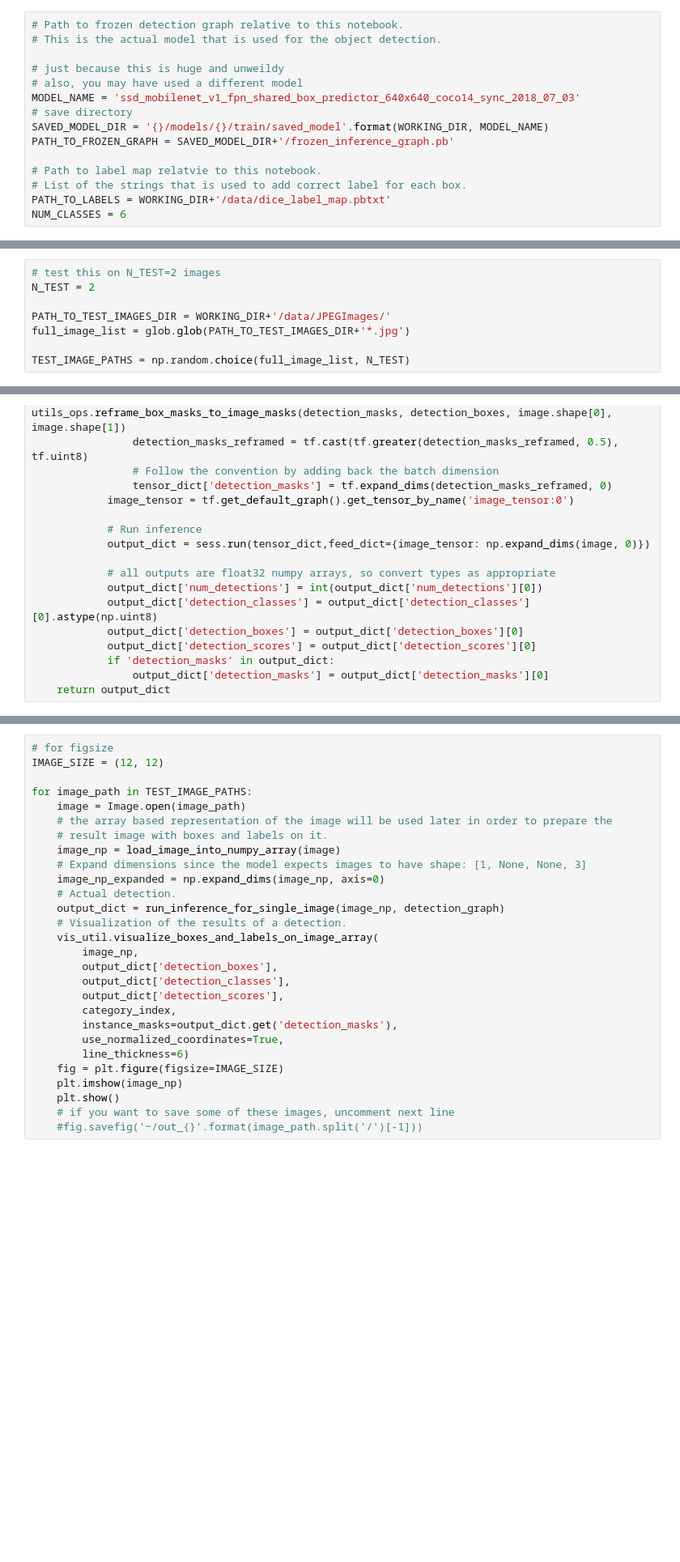
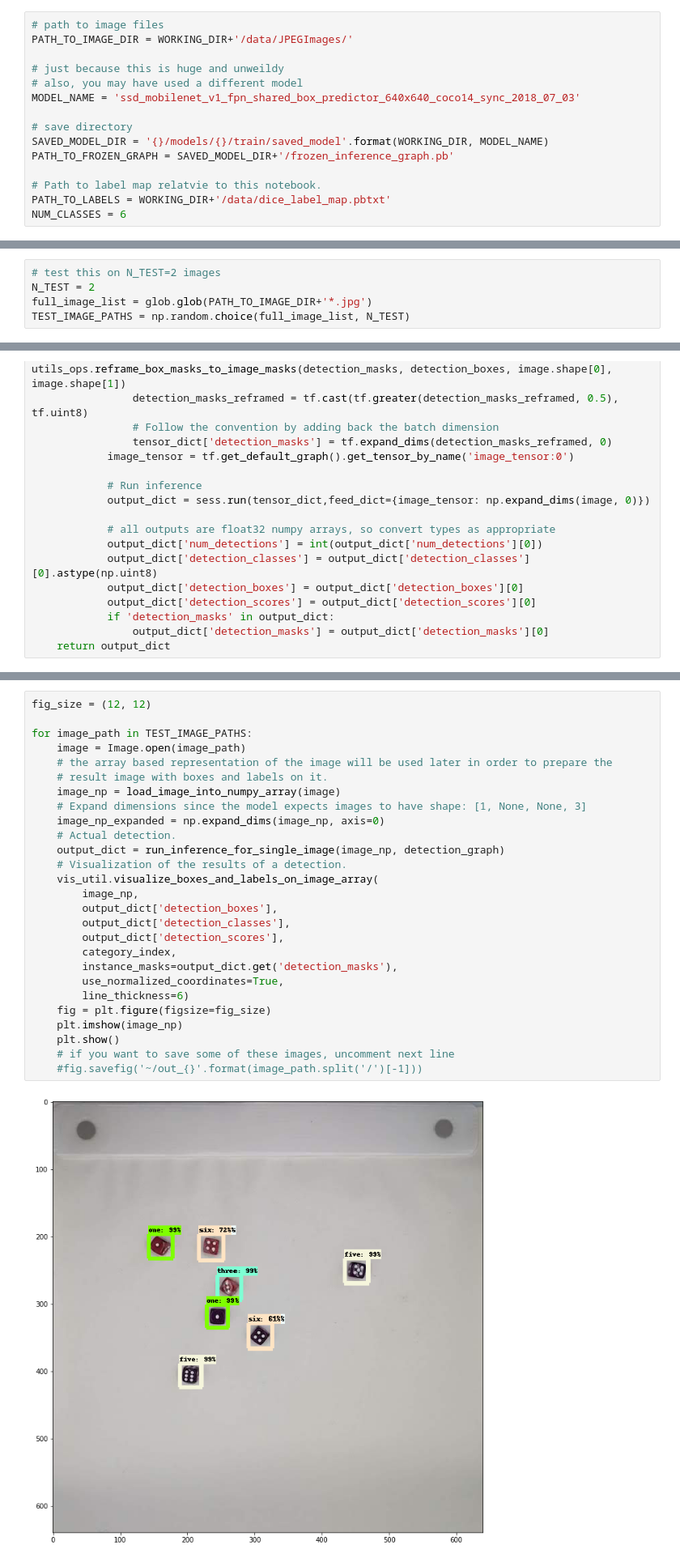
Before and after one commit to nell-byler/dice_detection, a Jupyter notebook: 3_visualize_trained_model_output.ipynb, the cells around one changed output, grey strips where cells are left out. Shown at 81% size. Drawn from its saved outputs; the diff is of its cells as text; blank space fills up the shorter version.

Commit message:
fixing vis notebook images

```diff
--- a/3_visualize_trained_model_output.ipynb
+++ b/3_visualize_trained_model_output.ipynb
@@ -26,15 +26,15 @@ WORKING_DIR = '/Users/ebyler/gh/dice_detection'
 # %%
-# Path to frozen detection graph relative to this notebook.
-# This is the actual model that is used for the object detection.
+# path to image files
+PATH_TO_IMAGE_DIR = WORKING_DIR+'/data/JPEGImages/'
 
 # just because this is huge and unweildy
 # also, you may have used a different model
 MODEL_NAME = 'ssd_mobilenet_v1_fpn_shared_box_predictor_640x640_coco14_sync_2018_07_03'
+
 # save directory
 SAVED_MODEL_DIR = '{}/models/{}/train/saved_model'.format(WORKING_DIR, MODEL_NAME)
 PATH_TO_FROZEN_GRAPH = SAVED_MODEL_DIR+'/frozen_inference_graph.pb'
 
 # Path to label map relatvie to this notebook.
-# List of the strings that is used to add correct label for each box.
 PATH_TO_LABELS = WORKING_DIR+'/data/dice_label_map.pbtxt'
 NUM_CLASSES = 6
@@ -60,10 +64,7 @@ def load_image_into_numpy_array(image):
 # %%
 # test this on N_TEST=2 images
 N_TEST = 2
-
-PATH_TO_TEST_IMAGES_DIR = WORKING_DIR+'/data/JPEGImages/'
-full_image_list = glob.glob(PATH_TO_TEST_IMAGES_DIR+'*.jpg')
-
+full_image_list = glob.glob(PATH_TO_IMAGE_DIR+'*.jpg')
 TEST_IMAGE_PATHS = np.random.choice(full_image_list, N_TEST)
 # %%
 def run_inference_for_single_image(image, graph):
@@ -110,28 +111,29 @@ def run_inference_for_single_image(image, graph):
 # %%
-# for figsize
-IMAGE_SIZE = (12, 12)
+fig_size = (12, 12)
 
 for image_path in TEST_IMAGE_PATHS:
     image = Image.open(image_path)
     # the array based representation of the image will be used later in order to prepare the
     # result image with boxes and labels on it.
     image_np = load_image_into_numpy_array(image)
     # Expand dimensions since the model expects images to have shape: [1, None, None, 3]
     image_np_expanded = np.expand_dims(image_np, axis=0)
     # Actual detection.
     output_dict = run_inference_for_single_image(image_np, detection_graph)
     # Visualization of the results of a detection.
     vis_util.visualize_boxes_and_labels_on_image_array(
         image_np,
         output_dict['detection_boxes'],
         output_dict['detection_classes'],
         output_dict['detection_scores'],
         category_index,
         instance_masks=output_dict.get('detection_masks'),
         use_normalized_coordinates=True,
         line_thickness=6)
-    fig = plt.figure(figsize=IMAGE_SIZE)
+    fig = plt.figure(figsize=fig_size)
     plt.imshow(image_np)
     plt.show()
     # if you want to save some of these images, uncomment next line
     #fig.savefig('~/out_{}'.format(image_path.split('/')[-1]))
+# %% [output]
+[figure, added]
```
Also changed, not shown: parts of 7 cells of this notebook.
